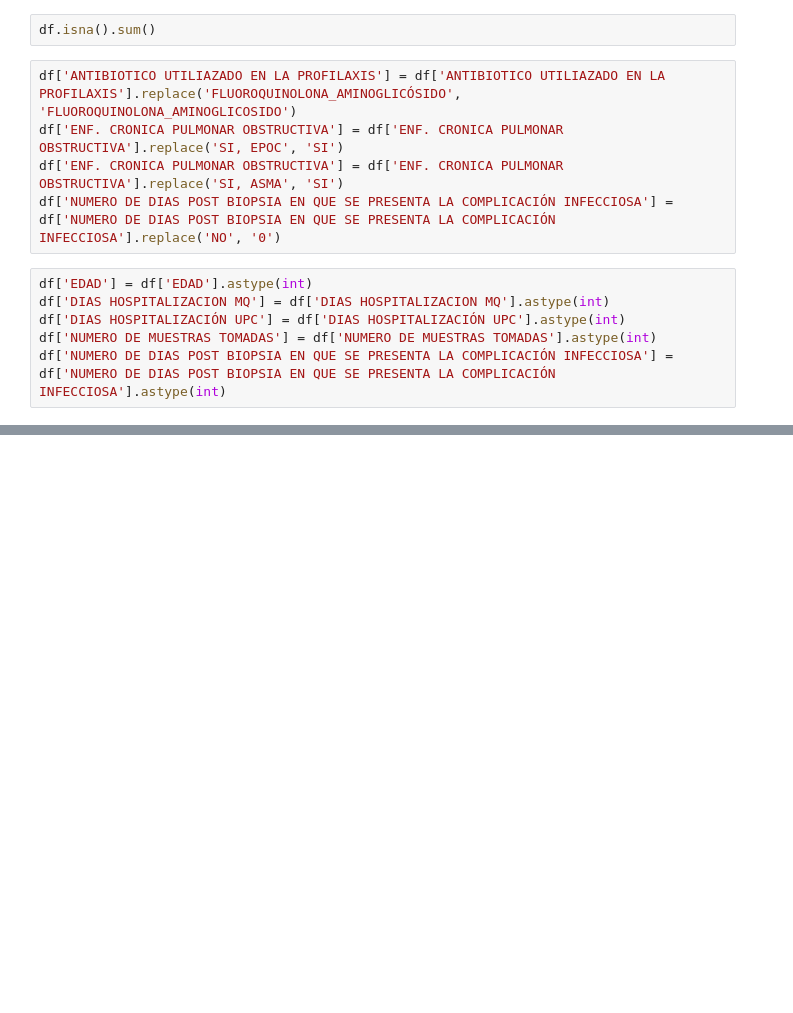
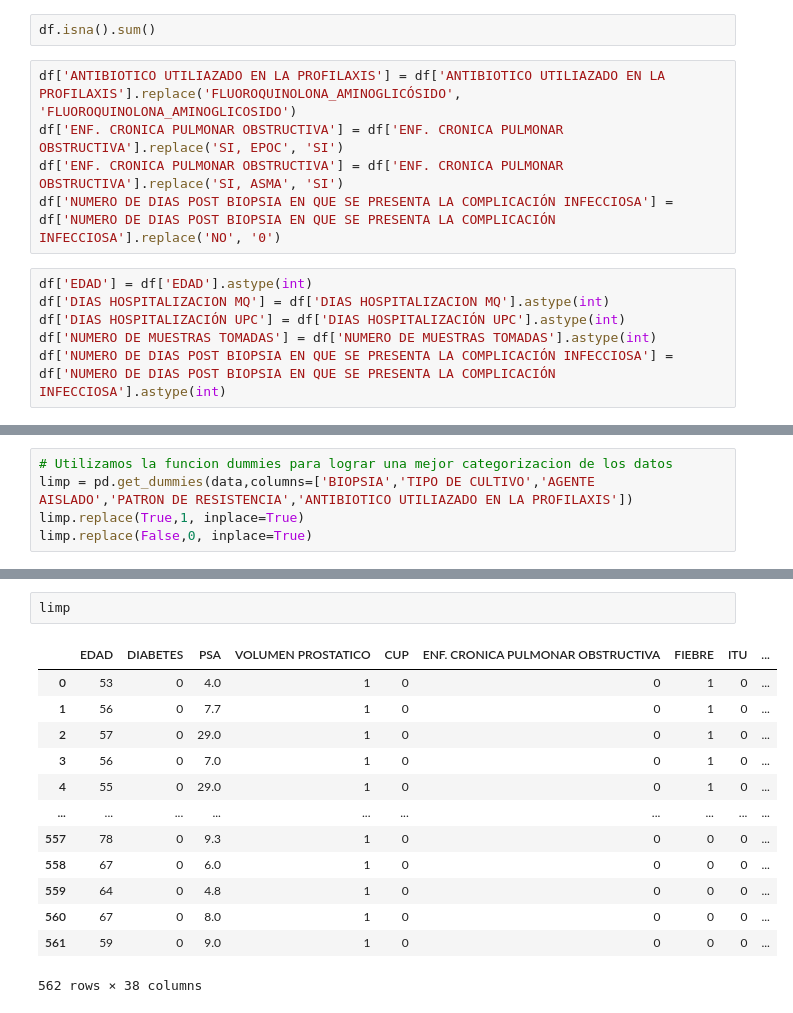
Before and after one commit to jonathancastillo185/Proyecto-Integrador---m6, a Jupyter notebook: Propuesta 1/comienzo.ipynb, the cells around one changed output, grey strips where cells are left out. Saved outputs shown, nothing was run; the diff lists cells and outputs as text; blank space fills up the shorter version.

```diff
--- a/Propuesta 1/comienzo.ipynb
+++ b/Propuesta 1/comienzo.ipynb
@@ -101 +109,6 @@ for x in columnas:
+# %%
+# Utilizamos la funcion dummies para lograr una mejor categorizacion de los datos
+limp = pd.get_dummies(data,columns=['BIOPSIA','TIPO DE CULTIVO','AGENTE AISLADO','PATRON DE RESISTENCIA','ANTIBIOTICO UTILIAZADO EN LA PROFILAXIS'])
+limp.replace(True,1, inplace=True)
+limp.replace(False,0, inplace=True)
 # %%
@@ -147,0 +144,16 @@ Name: count, dtype: int64
+# %%
+limp
+# %% [output]
+|  | EDAD | DIABETES | PSA | VOLUMEN PROSTATICO | CUP | ENF. CRONICA PULMONAR OBSTRUCTIVA | FIEBRE | ITU | ... |
+| 0 | 53 | 0 | 4.0 | 1 | 0 | 0 | 1 | 0 | ... |
+| 1 | 56 | 0 | 7.7 | 1 | 0 | 0 | 1 | 0 | ... |
+| 2 | 57 | 0 | 29.0 | 1 | 0 | 0 | 1 | 0 | ... |
+| 3 | 56 | 0 | 7.0 | 1 | 0 | 0 | 1 | 0 | ... |
+| 4 | 55 | 0 | 29.0 | 1 | 0 | 0 | 1 | 0 | ... |
+| ... | ... | ... | ... | ... | ... | ... | ... | ... | ... |
+| 557 | 78 | 0 | 9.3 | 1 | 0 | 0 | 0 | 0 | ... |
+| 558 | 67 | 0 | 6.0 | 1 | 0 | 0 | 0 | 0 | ... |
+| 559 | 64 | 0 | 4.8 | 1 | 0 | 0 | 0 | 0 | ... |
+| 560 | 67 | 0 | 8.0 | 1 | 0 | 0 | 0 | 0 | ... |
+| 561 | 59 | 0 | 9.0 | 1 | 0 | 0 | 0 | 0 | ... |
+562 rows × 38 columns
```
Also changed, not shown: parts of 13 cells of this notebook, 2 other files.
